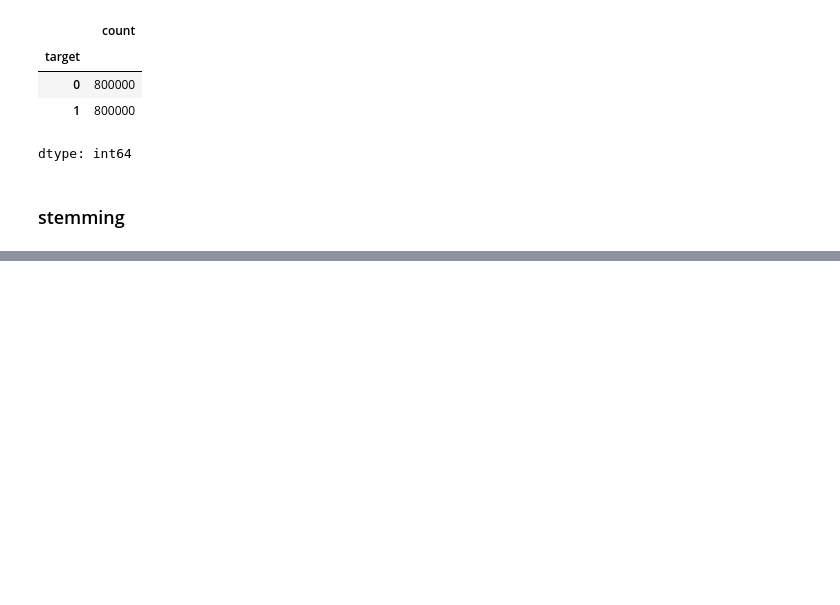
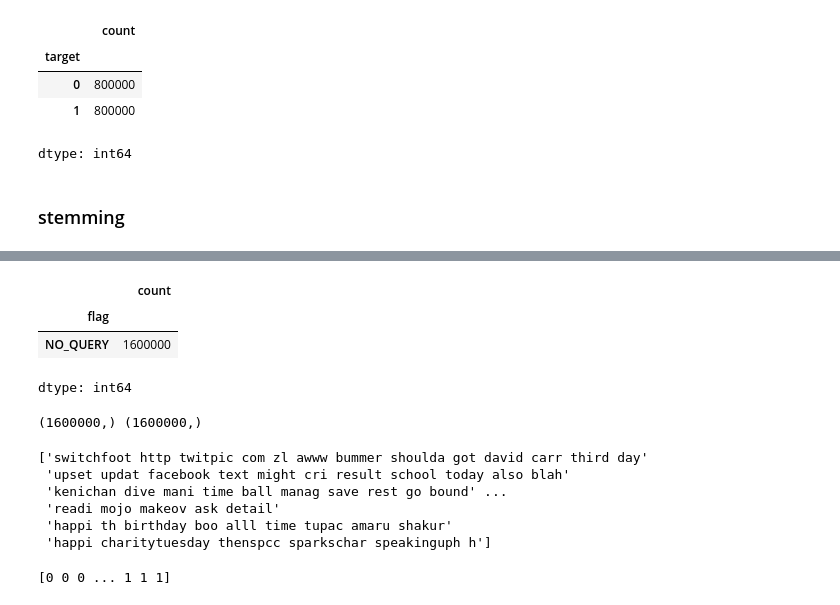
Before and after one commit to kamijoseph/Twitter-Sentiment-Analysis, a Jupyter notebook: research.ipynb, the cells around one changed output, grey strips where cells are left out. Saved outputs shown, nothing was run; the diff lists cells and outputs as text; code cells hidden in the pictures; blank space fills up the shorter version.

```diff
--- a/research.ipynb
+++ b/research.ipynb
@@ -171,0 +230,26 @@ def stemming(content):
+# %%
+twitter_data["flag"].value_counts()
+# %% [output]
+|  | count |
+| flag |  |
+| NO_QUERY | 1600000 |
+dtype: int64
+# %%
+# data and labels separation
+X, y = twitter_data["stemmed_content"].values, twitter_data["target"].values
+print(X.shape, y.shape)
+# %% [output]
+(1600000,) (1600000,)
+# %%
+print(X)
+# %% [output]
+['switchfoot http twitpic com zl awww bummer shoulda got david carr third day'
+ 'upset updat facebook text might cri result school today also blah'
+ 'kenichan dive mani time ball manag save rest go bound' ...
+ 'readi mojo makeov ask detail'
+ 'happi th birthday boo alll time tupac amaru shakur'
+ 'happi charitytuesday thenspcc sparkschar speakinguph h']
+# %%
+print(y)
+# %% [output]
+[0 0 0 ... 1 1 1]
```
Also changed, not shown: parts of 6 cells of this notebook.
